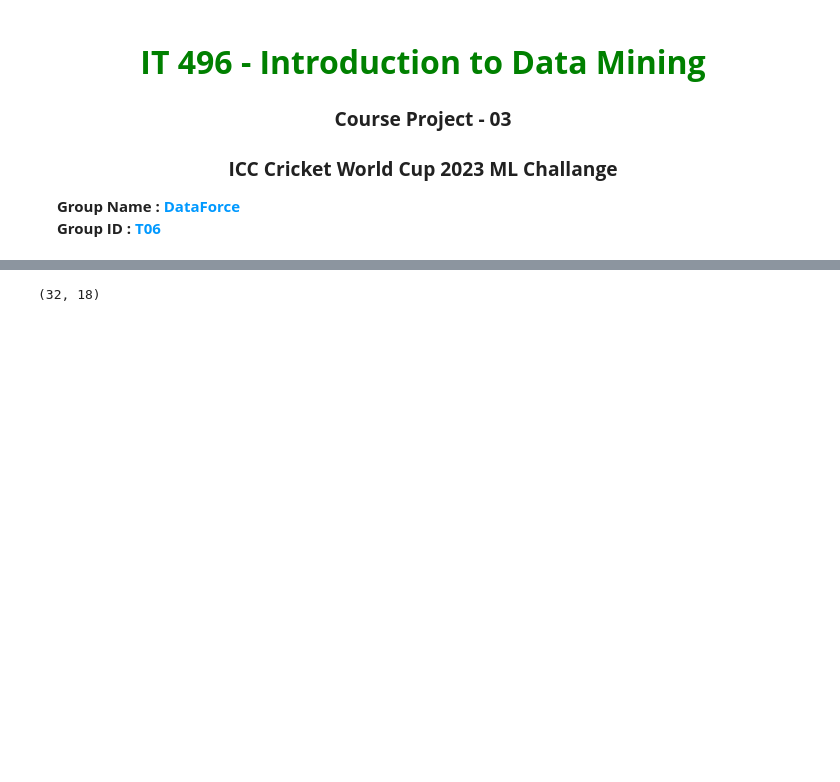
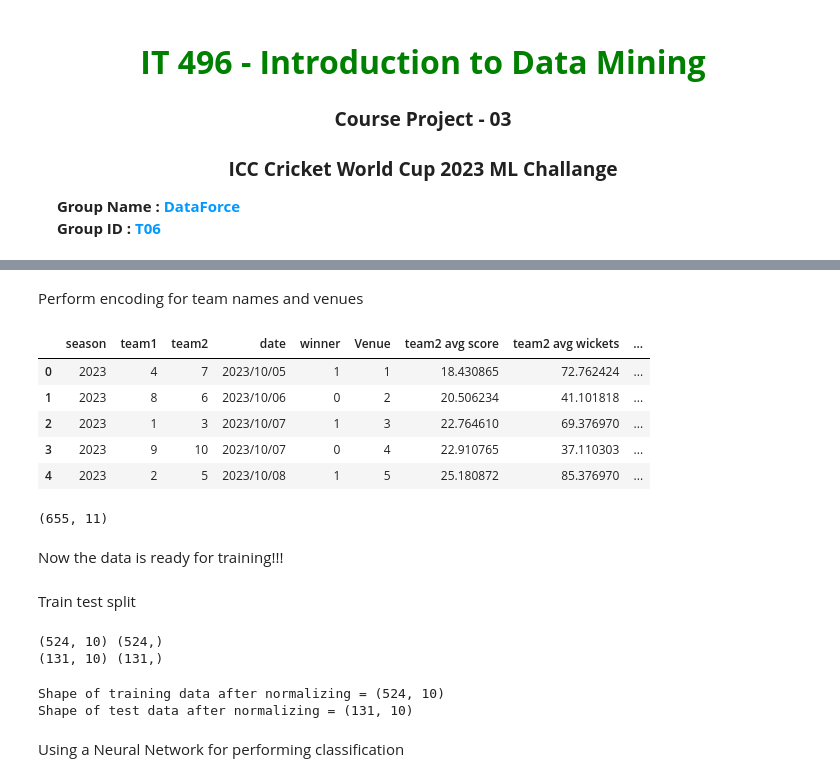
Before and after one commit to Rishit-shah2002/IT496_CP3_T06, a Jupyter notebook: Models/MatchWinnerPredictorModel.ipynb, the cells around one changed output, grey strips where cells are left out. Saved outputs shown, nothing was run; the diff lists cells and outputs as text; code cells hidden in the pictures; blank space fills up the shorter version.

```diff
--- a/Models/MatchWinnerPredictorModel.ipynb
+++ b/Models/MatchWinnerPredictorModel.ipynb
@@ -52,4 +129,18 @@ m1.head()
+# %% [markdown]
+Perform encoding for team names and venues
+# %%
+matches_data['team1'] = matches_data['team1'].apply(lambda x:teams_mapping[x])
+matches_data['team2'] = matches_data['team2'].apply(lambda x:teams_mapping[x])
+matches_data['Venue'] = matches_data['Venue'].apply(lambda x:venues_mapping[x])
+matches_data.head()
+# %% [output]
+|  | season | team1 | team2 | date | winner | Venue | team2 avg score | team2 avg wickets | ... |
+| 0 | 2023 | 4 | 7 | 2023/10/05 | 1 | 1 | 18.430865 | 72.762424 | ... |
+| 1 | 2023 | 8 | 6 | 2023/10/06 | 0 | 2 | 20.506234 | 41.101818 | ... |
+| 2 | 2023 | 1 | 3 | 2023/10/07 | 1 | 3 | 22.764610 | 69.376970 | ... |
+| 3 | 2023 | 9 | 10 | 2023/10/07 | 0 | 4 | 22.910765 | 37.110303 | ... |
+| 4 | 2023 | 2 | 5 | 2023/10/08 | 1 | 5 | 25.180872 | 85.376970 | ... |
 # %%
-m1.shape
+matches_data.shape
 # %% [output]
-(32, 18)
+(655, 11)
@@ -83,0 +147,2 @@ m1.shape
+# %% [markdown]
+Now the data is ready for training!!!
@@ -83,0 +154,24 @@ m1.shape
+# %% [markdown]
+Train test split
+# %%
+X_data = matches_data.drop('winner',axis=1)
+Y_data = matches_data['winner']
+xtrain,xtest,ytrain,ytest = train_test_split(X_data,Y_data,test_size=0.2,random_state=40,shuffle=True)
+print(xtrain.shape,ytrain.shape)
+print(xtest.shape,ytest.shape)
+# %% [output]
+(524, 10) (524,)
+(131, 10) (131,)
+# %%
+# normalizing train and test sets seperately so that no information from
+# test set will be leaked
+scaler = RobustScaler()
+scaler.fit(xtrain)
+xtrain = scaler.transform(xtrain)
+xtest = scaler.transform(xtest)
+
+print(f"Shape of training data after normalizing = {xtrain.shape}")
+print(f"Shape of test data after normalizing = {xtest.shape}")
+# %% [output]
+Shape of training data after normalizing = (524, 10)
+Shape of test data after normalizing = (131, 10)
@@ -83,0 +185,2 @@ m1.shape
+# %% [markdown]
+Using a Neural Network for performing classification
```
Also changed, not shown: parts of 29 cells of this notebook, 3 other files.
